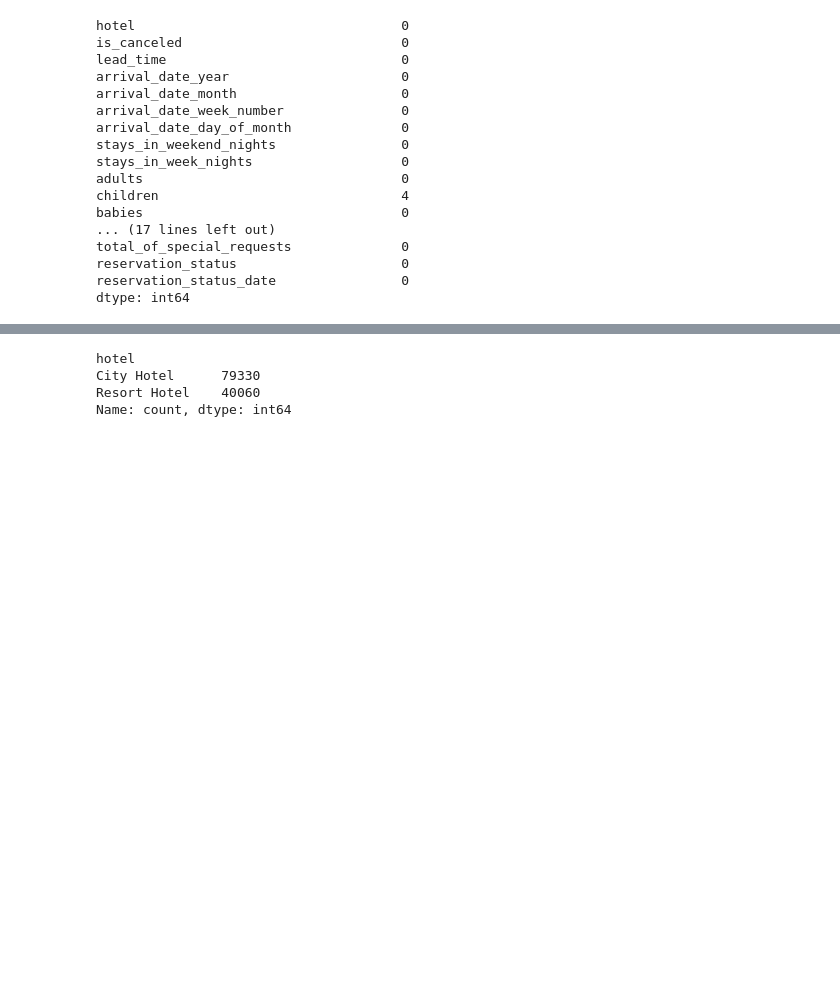
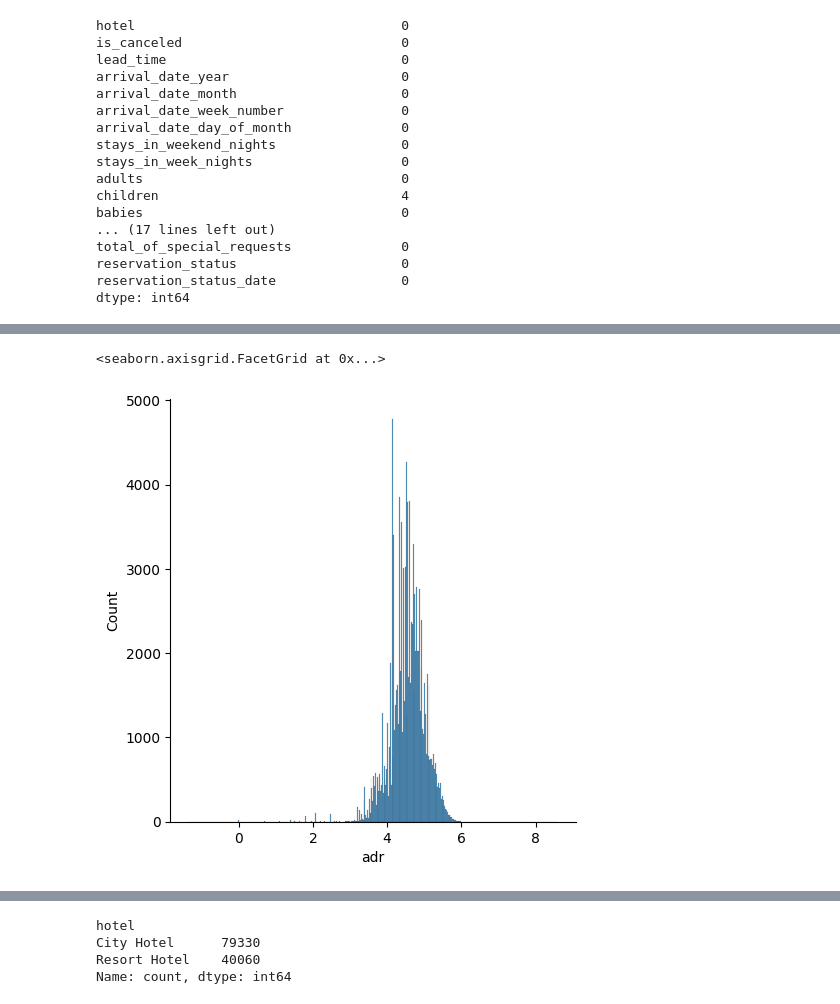
Before and after one commit to Edward-EH-Holmes/CS5346-Project, a Jupyter notebook: archive/EDA.ipynb, the cells around one changed output, grey strips where cells are left out. Cells and saved outputs as stored; diff of their text form; code cells hidden in the pictures; blank space fills up the shorter version.

```diff
--- a/archive/EDA.ipynb
+++ b/archive/EDA.ipynb
@@ -114,0 +133,5 @@ dtype: int64
+# %%
+sns.displot(np.log(data['adr']))
+# %% [output]
+<seaborn.axisgrid.FacetGrid at 0x...>
+[figure, added]
```
Also changed, not shown: parts of 8 cells of this notebook, 6 other files.
